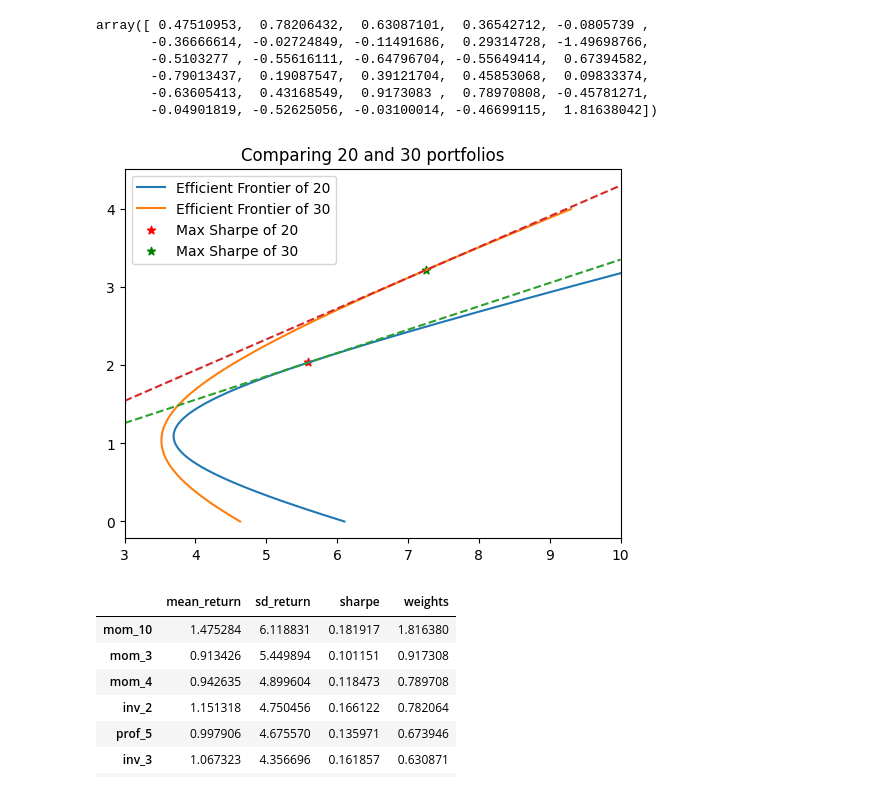
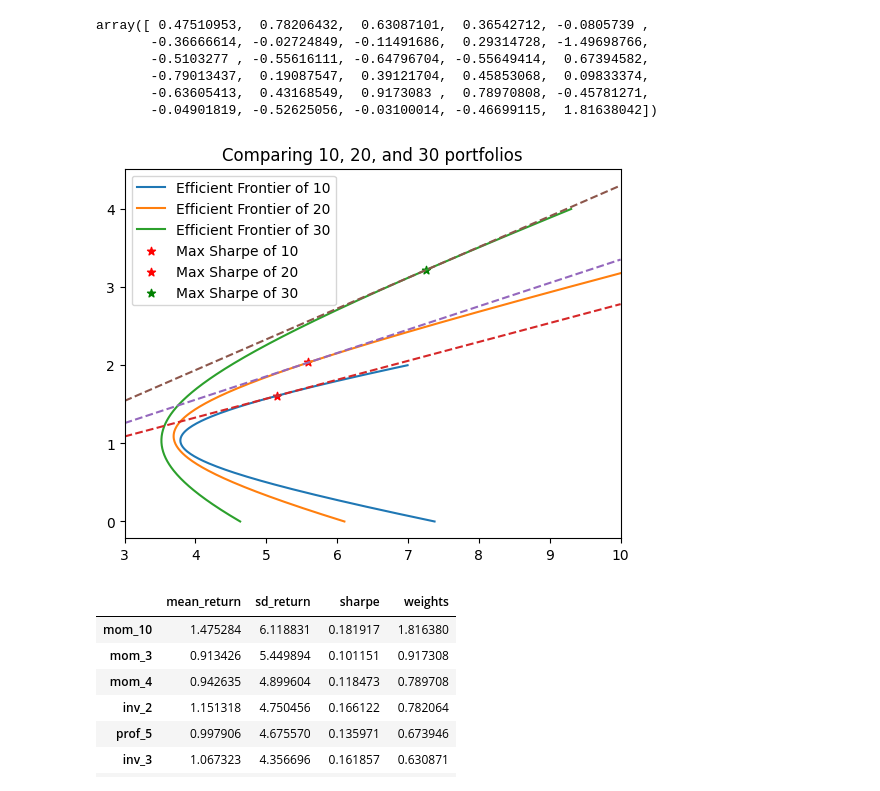
Before and after one commit to gerald-liu/FINA5210, a Jupyter notebook: part-2.ipynb, the cells around one changed output. Drawn from its saved outputs; the diff is of its cells as text; code cells hidden in the pictures.

```diff
--- a/part-2.ipynb
+++ b/part-2.ipynb
@@ -194,30 +195,37 @@ array([ 0.47510953,  0.78206432,  0.63087101,  0.36542712, -0.0805739 ,
        -0.04901819, -0.52625056, -0.03100014, -0.46699115,  1.81638042])
 # %%
 _, ax = plt.subplots()
+
+ax.plot(sd_ef_inv, ret_ef_inv, label='Efficient Frontier of 10')
 
 sd_ef_20, ret_ef_20 = ef_20.get_sd_ret_arr()
 ax.plot(sd_ef_20, ret_ef_20, label='Efficient Frontier of 20')
 
 sd_ef_30, ret_ef_30 = ef_30.get_sd_ret_arr()
 ax.plot(sd_ef_30, ret_ef_30, label='Efficient Frontier of 30')
 
+ax.scatter(tanp_inv.sd, tanp_inv.ret, marker="*", c="r", label="Max Sharpe of 10")
 ax.scatter(tanp_20.sd, tanp_20.ret, marker="*", c="r", label="Max Sharpe of 20")
 ax.scatter(tanp_30.sd, tanp_30.ret, marker="*", c="g", label="Max Sharpe of 30")
 
+ax.set_xlim(3, )
+ax.plot([3, 10],
+        [3 * tanp_inv.sharpe + rf_mu, 10 * tanp_inv.sharpe + rf_mu],
+        '--')
 ax.set_xlim(3, 10)
 ax.plot([3, 10],
         [3 * tanp_20.sharpe + rf_mu, 10 * tanp_20.sharpe + rf_mu],
         '--')
 ax.plot([3, 10],
         [3 * tanp_30.sharpe + rf_mu, 10 * tanp_30.sharpe + rf_mu],
         '--')
 
-ax.set_title("Comparing 20 and 30 portfolios")
+ax.set_title("Comparing 10, 20, and 30 portfolios")
 
 ax.legend()
 plt.show()
 # %% [output]
-[figure, old version]
+[figure, new version]
 # %%
 df_tanp_30 = pd.DataFrame({
     'mean_return': p_30_mu,
```
Also changed, not shown: parts of 5 cells of this notebook, 2 other files.
